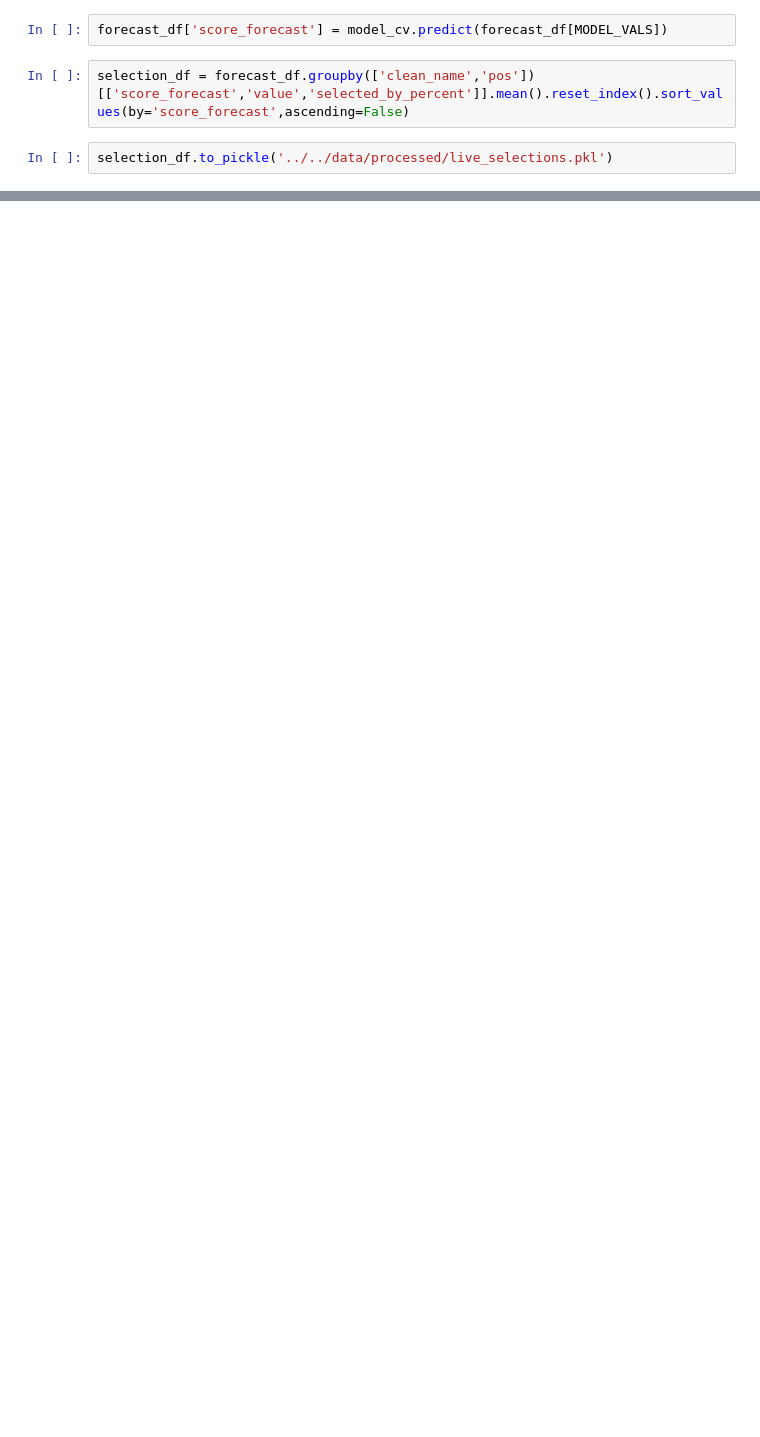
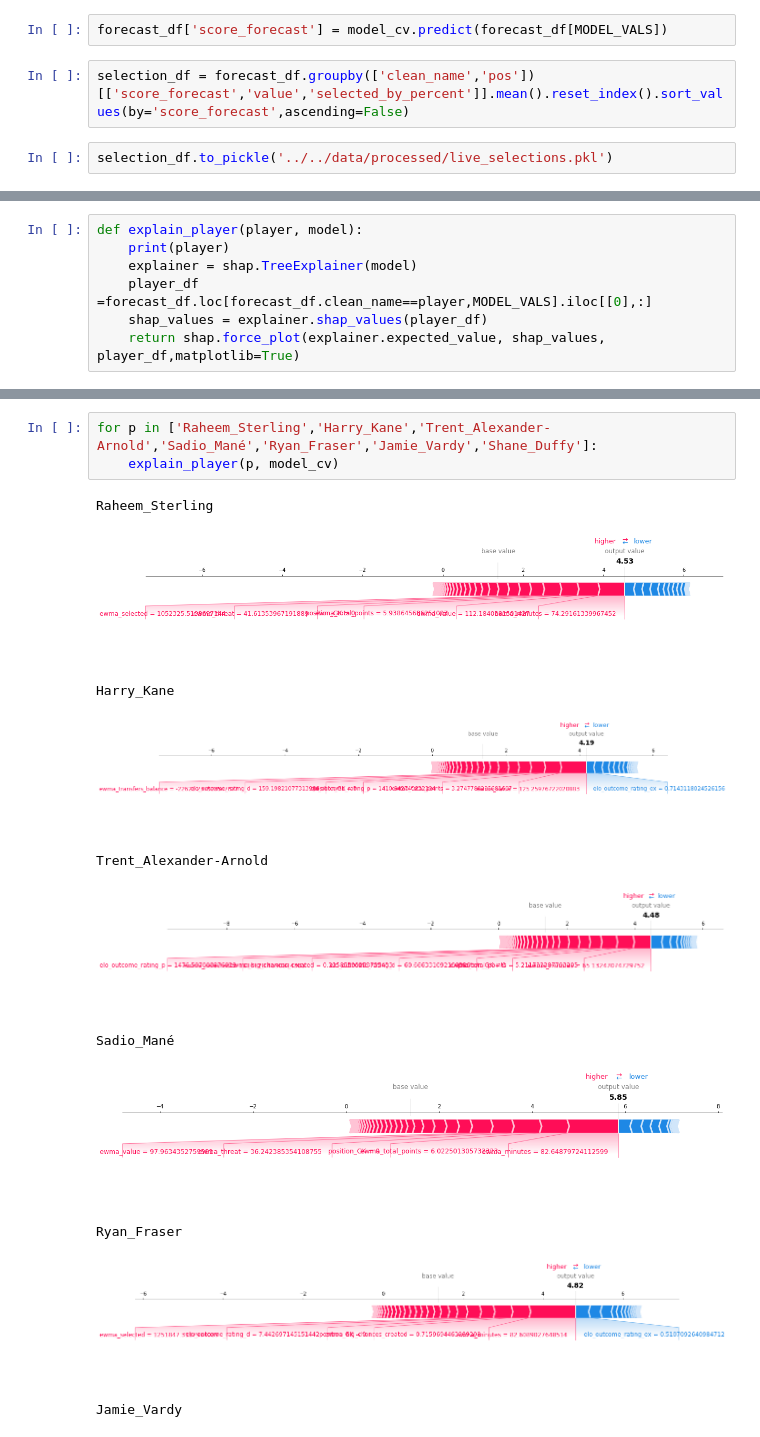
Before and after one commit to stevieg3/fpl-analysis, a Jupyter notebook: notebooks/exploration/1.5 Add details_to_players.ipynb, the cells around one changed output, grey strips where cells are left out. Cells and saved outputs as stored; diff of their text form; blank space fills up the shorter version.

```diff
--- a/notebooks/exploration/1.5 Add details_to_players.ipynb
+++ b/notebooks/exploration/1.5 Add details_to_players.ipynb
@@ -69,0 +81,7 @@ selection_df
+# %%
+def explain_player(player, model):
+    print(player)
+    explainer = shap.TreeExplainer(model)
+    player_df =forecast_df.loc[forecast_df.clean_name==player,MODEL_VALS].iloc[[0],:]
+    shap_values = explainer.shap_values(player_df)
+    return shap.force_plot(explainer.expected_value, shap_values, player_df,matplotlib=True)
@@ -69,0 +94,15 @@ selection_df
+# %%
+for p in ['Raheem_Sterling','Harry_Kane','Trent_Alexander-Arnold','Sadio_Mané','Ryan_Fraser','Jamie_Vardy','Shane_Duffy']:
+    explain_player(p, model_cv)
+# %% [output]
+Raheem_Sterling
+[figure, added]
+Harry_Kane
+[figure, added]
+Trent_Alexander-Arnold
+[figure, added]
+Sadio_Mané
+[figure, added]
+Ryan_Fraser
+[figure, added]
+Jamie_Vardy
```
Also changed, not shown: parts of 9 cells of this notebook, 2 other files.
